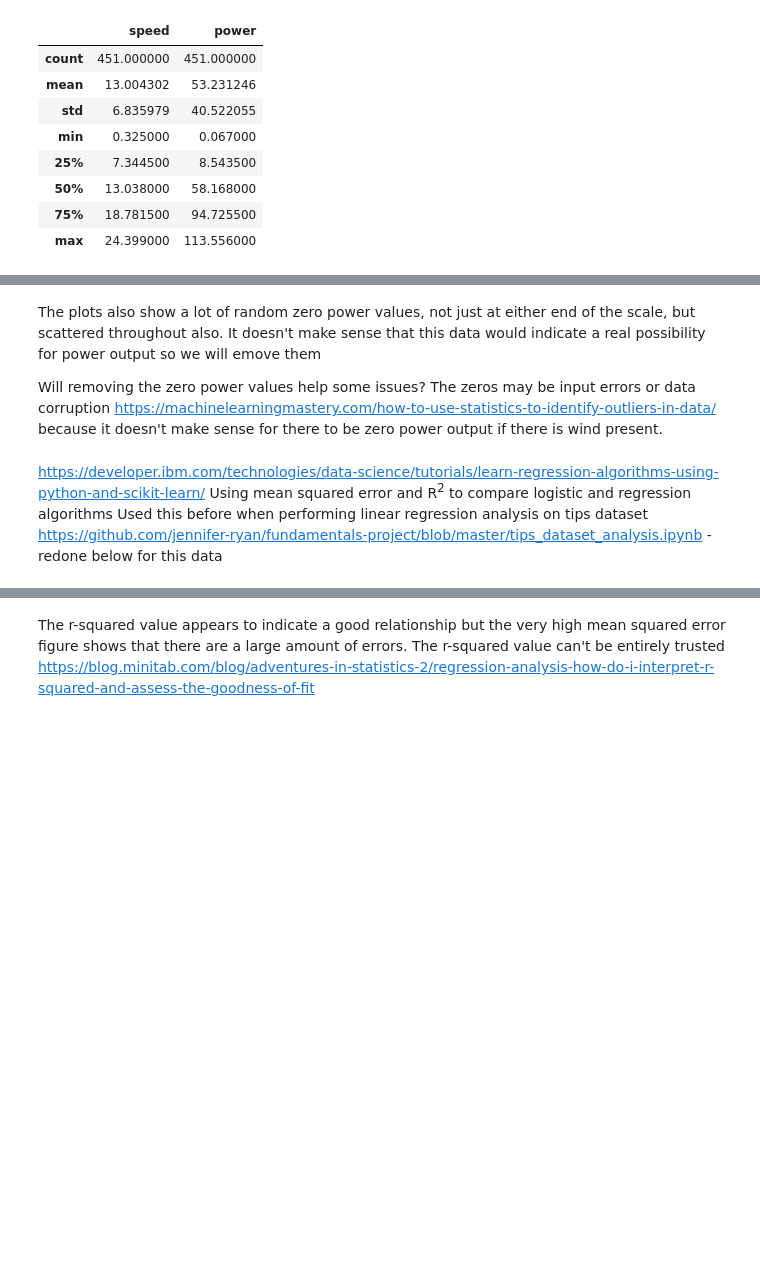
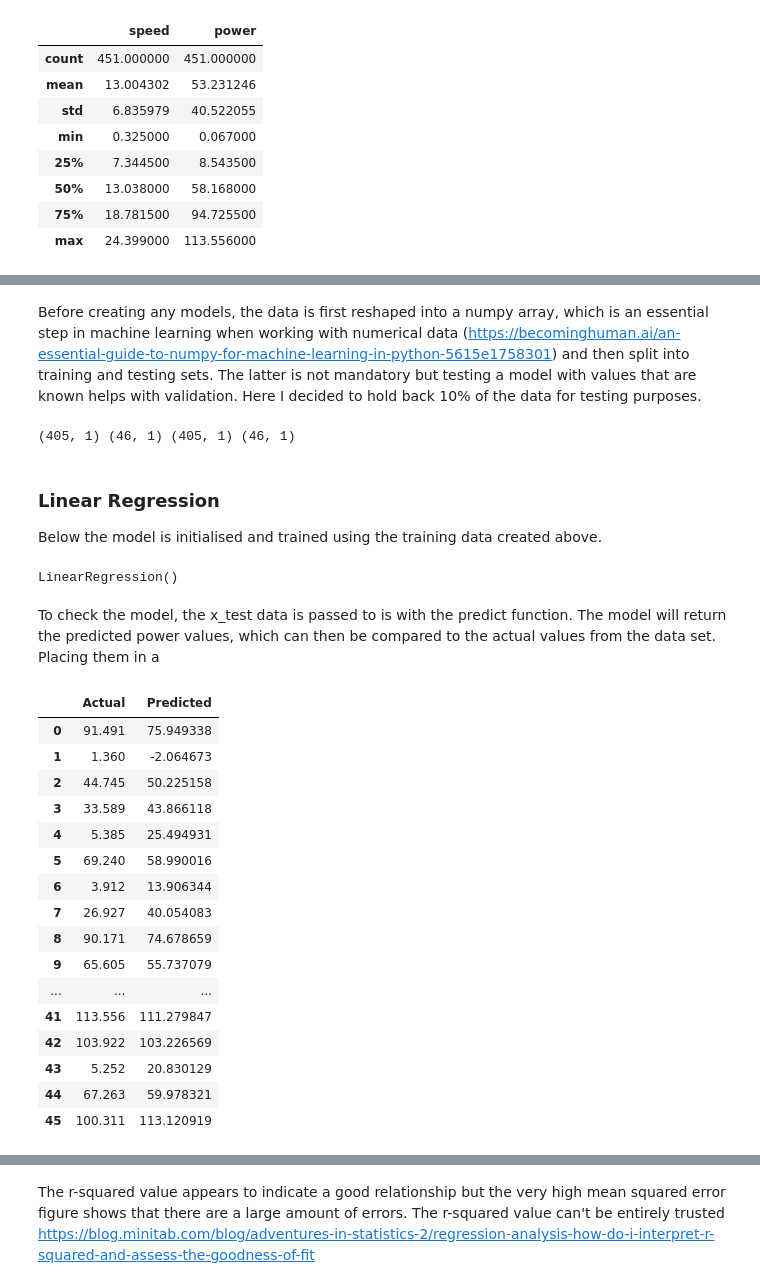
Before and after one commit to jennifer-ryan/machine-learning-project, a Jupyter notebook: Power Production Analysis.ipynb, the cells around one changed output, grey strips where cells are left out. Saved outputs shown, nothing was run; the diff lists cells and outputs as text; code cells hidden in the pictures; blank space fills up the shorter version.

```diff
--- a/Power Production Analysis.ipynb
+++ b/Power Production Analysis.ipynb
@@ -189,6 +182,0 @@ plt.show()
-# %% [markdown]
-
-The plots also show a lot of random zero power values, not just at either end of the scale, but scattered throughout also. It doesn't make sense that this data would indicate a real possibility for power output so we will emove them
-
-Will removing the zero power values help some issues?
-The zeros may be input errors or data corruption https://machinelearningmastery.com/how-to-use-statistics-to-identify-outliers-in-data/ because it doesn't make sense for there to be zero power output if there is wind present.
@@ -199,33 +183,56 @@ data
-# %% [markdown]
-https://developer.ibm.com/technologies/data-science/tutorials/learn-regression-algorithms-using-python-and-scikit-learn/
-Using mean squared error and R<sup>2</sup> to compare logistic and regression algorithms
-Used this before when performing linear regression analysis on tips dataset https://github.com/jennifer-ryan/fundamentals-project/blob/master/tips_dataset_analysis.ipynb - redone below for this data
+# %% [markdown]
+Before creating any models, the data is first reshaped into a numpy array, which is an essential step in machine learning when working with numerical data (https://becominghuman.ai/an-essential-guide-to-numpy-for-machine-learning-in-python-5615e1758301) and then split into training and testing sets. The latter is not mandatory but testing a model with values that are known helps with validation. Here I decided to hold back 10% of the data for testing purposes.
 # %%
-# Linear regression analysis
-x = data['speed'].values.reshape(-1,1)
-y = data['power'].values.reshape(-1,1)
+# Converting to numpy array
+x = data_new['speed'].values.reshape(-1,1)
+y = data_new['power'].values.reshape(-1,1)
 
 # Splitting data into training and testing variables.
 x_train, x_test, y_train, y_test = train_test_split(x, y, test_size = 0.1, random_state = 10)
 
 # The sizes of each training and testing variable.
 print(x_train.shape, x_test.shape, y_train.shape, y_test.shape)
-
-
-# Training the model.
-reg = LinearRegression()
-model = reg.fit(x_train, y_train)
-
-# Slope of the line created by the model.
-print('Slope:',  reg.coef_)
-
-
-# Predicting power based on speed values.
-y_pred = reg.predict(x_test)
-
-# Comparing predictions against acutal values.
-test_model = pd.DataFrame({'Actual': y_test.flatten(), 'Predicted': y_pred.flatten()})
-test_model.head(10)
+# %% [output]
+(405, 1) (46, 1) (405, 1) (46, 1)
+# %% [markdown]
+### Linear Regression
+
+Below the model is initialised and trained using the training data created above.
+# %%
+# Creating the model
+lin_model = LinearRegression()
+
+# Training the model with training data
+lin_model.fit(x_train, y_train)
+# %% [output]
+LinearRegression()
+# %% [markdown]
+To check the model, the x_test data is passed to is with the predict function. The model will return the predicted power values, which can then be compared to the actual values from the data set. Placing them in a
+# %%
+# Testing prediction
+y_pred = lin_model.predict(x_test)
+
+# Comparing predictions against acutal values.
+test_model = pd.DataFrame({'Actual': y_test.flatten(), 'Predicted': y_pred.flatten()})
+test_model
+# %% [output]
+|  | Actual | Predicted |
+| 0 | 91.491 | 75.949338 |
+| 1 | 1.360 | -2.064673 |
+| 2 | 44.745 | 50.225158 |
+| 3 | 33.589 | 43.866118 |
+| 4 | 5.385 | 25.494931 |
+| 5 | 69.240 | 58.990016 |
+| 6 | 3.912 | 13.906344 |
+| 7 | 26.927 | 40.054083 |
+| 8 | 90.171 | 74.678659 |
+| 9 | 65.605 | 55.737079 |
+| ... | ... | ... |
+| 41 | 113.556 | 111.279847 |
+| 42 | 103.922 | 103.226569 |
+| 43 | 5.252 | 20.830129 |
+| 44 | 67.263 | 59.978321 |
+| 45 | 100.311 | 113.120919 |
 # %%
 # Evaluating the performance of the algorithm
 print('Mean Absolute Error:', metrics.mean_absolute_error(y_test, y_pred))
```
Also changed, not shown: parts of 23 cells of this notebook.
